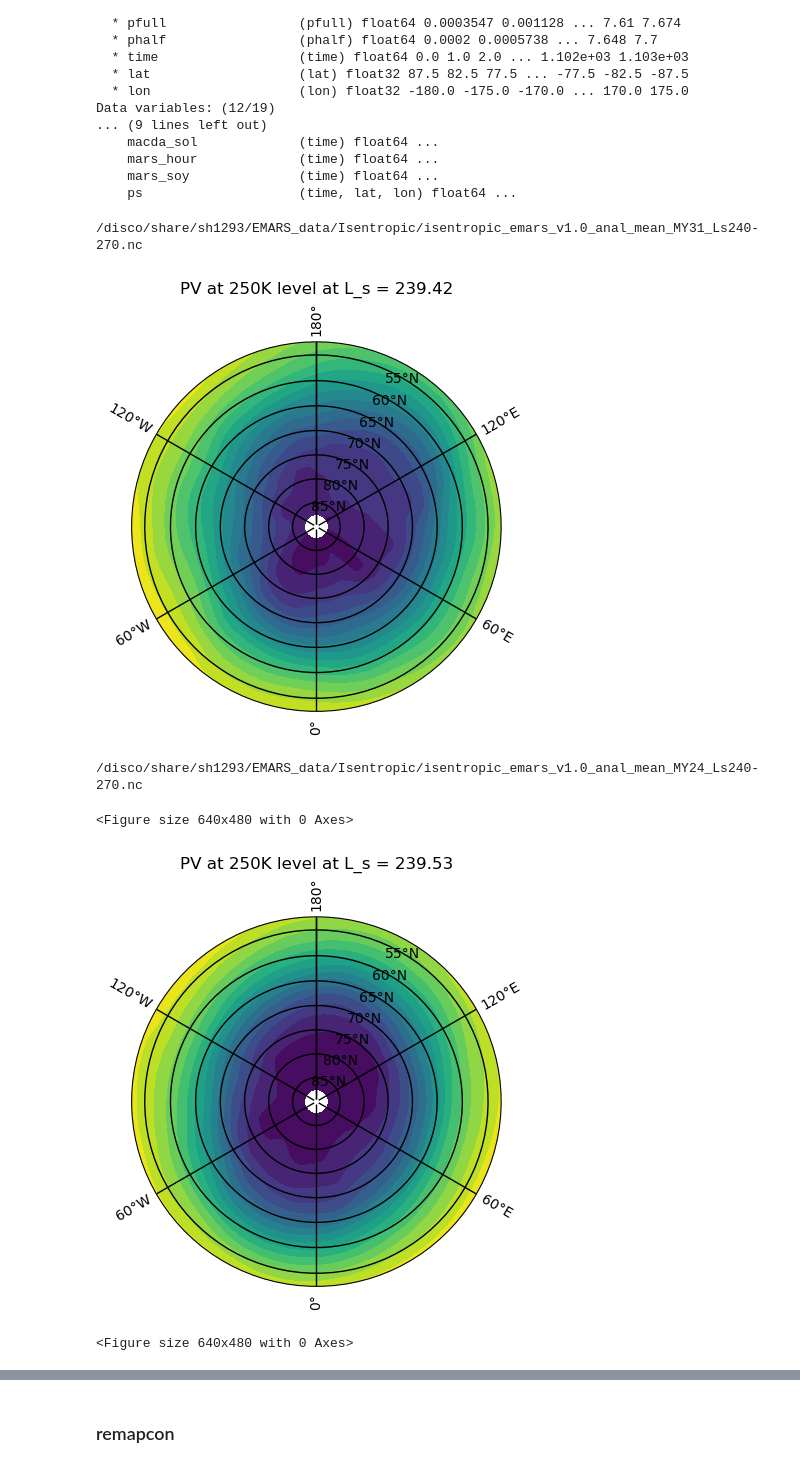
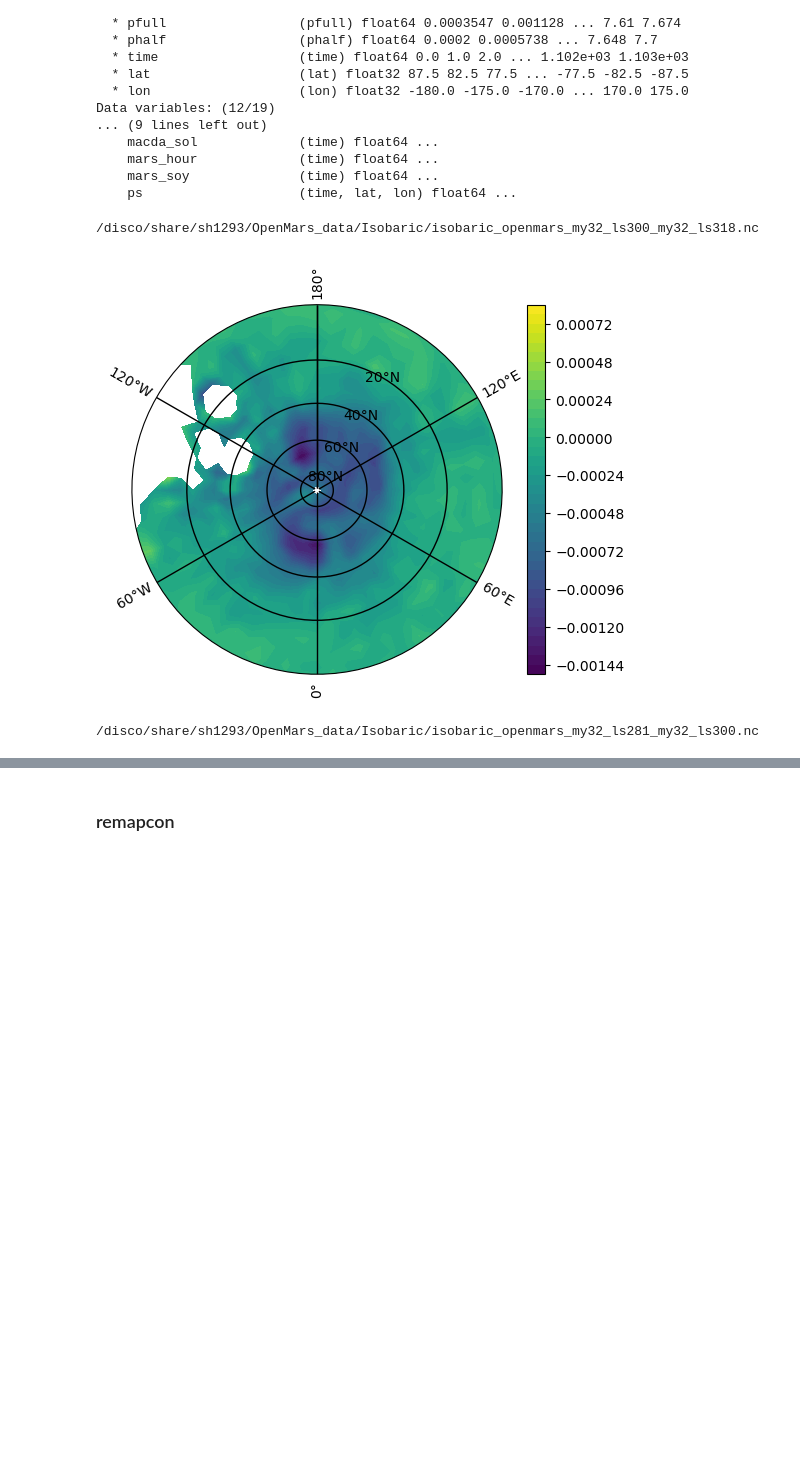
Before and after one commit to 12shughes/Reanalysis, a Jupyter notebook: Emars_analysis.ipynb, the cells around one changed output, grey strips where cells are left out. Drawn from its saved outputs; the diff is of its cells as text; code cells hidden in the pictures; blank space fills up the shorter version.

Commit message:
running plots for different variables

```diff
--- a/Emars_analysis.ipynb
+++ b/Emars_analysis.ipynb
@@ -141,36 +141,37 @@ Data variables: (12/19)
     mars_soy              (time) float64 ...
     ps                    (time, lat, lon) float64 ...
 # %%
-path = '/disco/share/sh1293/EMARS_data/Isentropic/'
+epath = '/disco/share/sh1293/EMARS_data/Isentropic/'
+opath = '/disco/share/sh1293/OpenMars_data/Isobaric/'
+path = opath
+my = str(32)
 # %%
-files = glob.glob(path + '*.nc')
+files = glob.glob(path + '*' + my + '_*.nc')
 for file in files:
     print(file)
     ds = xr.open_dataset(file, engine = 'netcdf4')
     times = np.linspace(0,len(ds.time)-1, len(ds.time))
     ds = ds.assign_coords(time=times)
-    ds['PVs'] = ds.PV * (ds.ilev/200)**(-(1+4))
-    timeind = 0
-    isenind = 1
-    latind = 8
+    #ds['PVs'] = ds.PV * (ds.ilev/200)**(-(1+4))
+    timeind = -1
+    isenind = -5
+    latind = 10
     fig, ax = plt.subplots(subplot_kw={'projection':ccrs.NorthPolarStereo()})
     theta = np.linspace(0, 2*np.pi, 100)
     center, radius = [0.5, 0.5], 0.5
     verts = np.vstack([np.sin(theta), np.cos(theta)]).T
     circle = mpath.Path(verts * radius + center)
     gl = ax.gridlines(crs = ccrs.PlateCarree(), linewidth = 1, linestyle = '-', color = 'black', alpha = 1, draw_labels=True)
     ax.set_boundary(circle, transform=ax.transAxes)
-    #ax.set_extent([-180,180,50,90], crs=ccrs.PlateCarree())
+    ax.set_extent([-180,180,00,90], crs=ccrs.PlateCarree())
     #ds.PV[200,2].plot(ax=ax, transform=ccrs.PlateCarree(), cmap = 'viridis')
-    ax.contourf(ds.PV[timeind, isenind, :latind].lon, ds.PV[timeind, isenind, :latind].lat,
-                ds.PVs[timeind, isenind, :latind], transform = ccrs.PlateCarree(), levels = 21)
-    plt.title('PV at %.0fK level at L_s = %.2f' %(ds.ilev.values[isenind], float(ds.Ls.values[0,timeind])))
+    plot = ax.contourf(ds.PV[timeind, isenind, :].lon, ds.PV[timeind, isenind, :].lat,
+                ds.PV[timeind, isenind, :], transform = ccrs.PlateCarree(), levels = 42)
+    plt.colorbar(plot, ax = ax)
+    #plt.title('PV at %.0fK level at L_s = %.2f' %(ds.ilev.values[isenind], float(ds.Ls.values[0,timeind])))
     plt.show()
-    plt.savefig(file + '.png', bbox_inches = 'tight')
+    #plt.savefig(file + '.png', bbox_inches = 'tight')
 # %% [output]
-/disco/share/sh1293/EMARS_data/Isentropic/isentropic_emars_v1.0_anal_mean_MY31_Ls240-270.nc
+/disco/share/sh1293/OpenMars_data/Isobaric/isobaric_openmars_my32_ls300_my32_ls318.nc
-[figure, old version]
+[figure, new version]
-/disco/share/sh1293/EMARS_data/Isentropic/isentropic_emars_v1.0_anal_mean_MY24_Ls240-270.nc
+/disco/share/sh1293/OpenMars_data/Isobaric/isobaric_openmars_my32_ls281_my32_ls300.nc
-<Figure size 640x480 with 0 Axes>
-[figure, removed]
-<Figure size 640x480 with 0 Axes>
```
Also changed, not shown: parts of 8 cells of this notebook, 5 other files.
